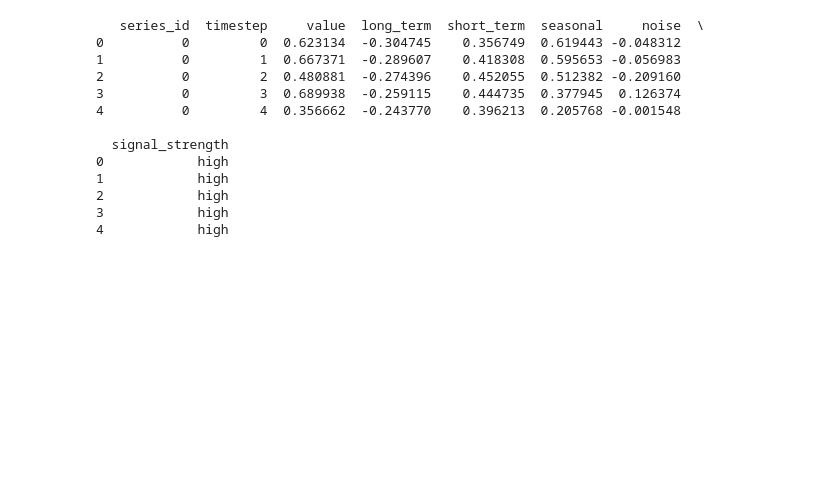
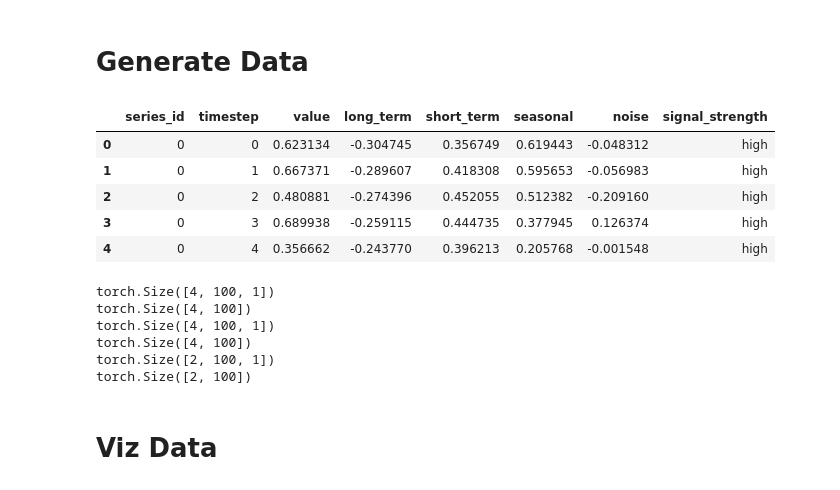
Before and after one commit to views-platform/views-models, a Jupyter notebook: models/purple_alien/notebooks/gp_experiements/gp_test03.ipynb, the cells around one changed output. Saved outputs shown, nothing was run; the diff lists cells and outputs as text; code cells hidden in the pictures; blank space fills up the shorter version.

```diff
--- a/models/purple_alien/notebooks/gp_experiements/gp_test03.ipynb
+++ b/models/purple_alien/notebooks/gp_experiements/gp_test03.ipynb
@@ -3,4 +16,6 @@ from data_generator import SyntheticTimeSeriesGenerator
 import gp_plotting as gpplt
+# %% [markdown]
+# Generate Data
 # %%
 generator = SyntheticTimeSeriesGenerator(
     num_series=10,
@@ -12,23 +27,42 @@ generator = SyntheticTimeSeriesGenerator(
     low_signal_scale=0.02,
     seed=42
 )
-
-df = generator.generate()
-print(df.head())
-# %% [output]
-   series_id  timestep     value  long_term  short_term  seasonal     noise  \
-0          0         0  0.623134  -0.304745    0.356749  0.619443 -0.048312
-1          0         1  0.667371  -0.289607    0.418308  0.595653 -0.056983
-2          0         2  0.480881  -0.274396    0.452055  0.512382 -0.209160
-3          0         3  0.689938  -0.259115    0.444735  0.377945  0.126374
-4          0         4  0.356662  -0.243770    0.396213  0.205768 -0.001548
-
-  signal_strength
-0            high
-1            high
-2            high
-3            high
-4            high
+# %%
+df = generator.generate()
+df.head()
+# %% [output]
+|  | series_id | timestep | value | long_term | short_term | seasonal | noise | signal_strength |
+| 0 | 0 | 0 | 0.623134 | -0.304745 | 0.356749 | 0.619443 | -0.048312 | high |
+| 1 | 0 | 1 | 0.667371 | -0.289607 | 0.418308 | 0.595653 | -0.056983 | high |
+| 2 | 0 | 2 | 0.480881 | -0.274396 | 0.452055 | 0.512382 | -0.209160 | high |
+| 3 | 0 | 3 | 0.689938 | -0.259115 | 0.444735 | 0.377945 | 0.126374 | high |
+| 4 | 0 | 4 | 0.356662 | -0.243770 | 0.396213 | 0.205768 | -0.001548 | high |
+# %%
+# Generate data
+df = generator.generate()
+
+# Create dataset (return trend components later if needed)
+dataset = TimeSeriesDataset(df)
+
+# Mini-batch 4 time series at a time
+batch_size = 4
+T = df['timestep'].unique().shape[0]  # Number of timesteps
+loader = DataLoader(dataset, batch_size=batch_size, shuffle=True)
+
+# Example training loop
+for batch_x, batch_y in loader:
+    print(batch_x.shape) #: [batch_size, T, 1]
+    print(batch_y.shape) #: [batch_size, T]
+    pass
+# %% [output]
+torch.Size([4, 100, 1])
+torch.Size([4, 100])
+torch.Size([4, 100, 1])
+torch.Size([4, 100])
+torch.Size([2, 100, 1])
+torch.Size([2, 100])
+# %% [markdown]
+# Viz Data
 # %%
 import gp_plotting as gpplt
 
```
Also changed, not shown: parts of 14 cells of this notebook, 7 other files.
